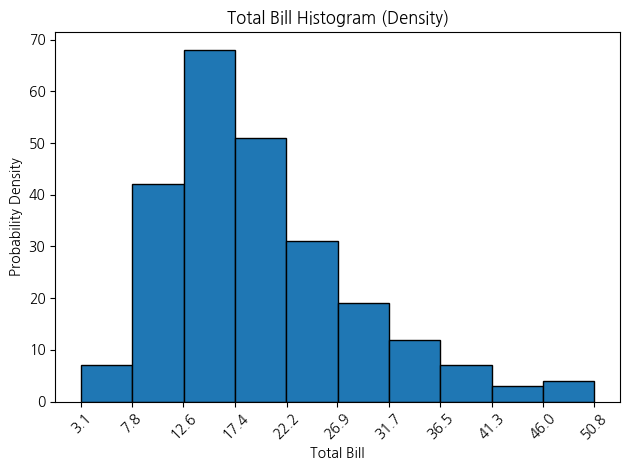
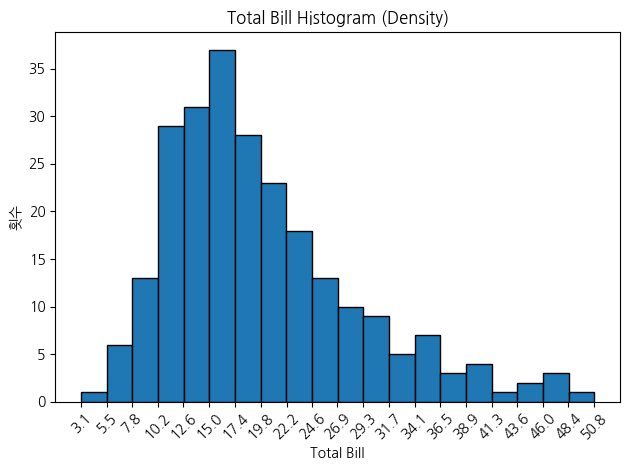
The change to this notebook cell's code, shown as a diff; its figure went from the first image to the second:
--- before
+++ after
@@ -7,5 +7,5 @@
 
 # 히스토그램 정보
-bins = 10
+bins = 20
 counts, bin_edges, _ = plt.hist(
     tips["total_bill"],
@@ -19,5 +19,5 @@
 
 plt.xlabel("Total Bill")
-plt.ylabel("Probability Density")
+plt.ylabel("횟수")
 plt.title("Total Bill Histogram (Density)")
 plt.tight_layout()

Commit: commit